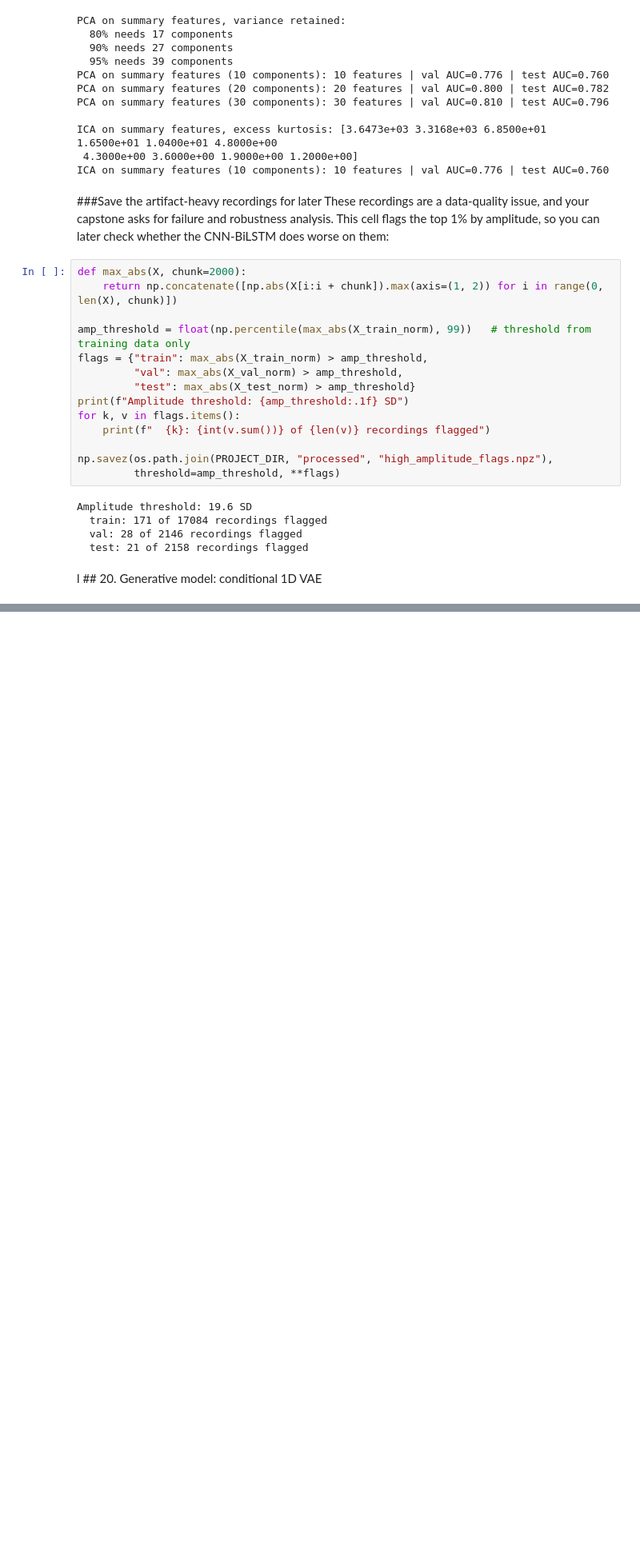
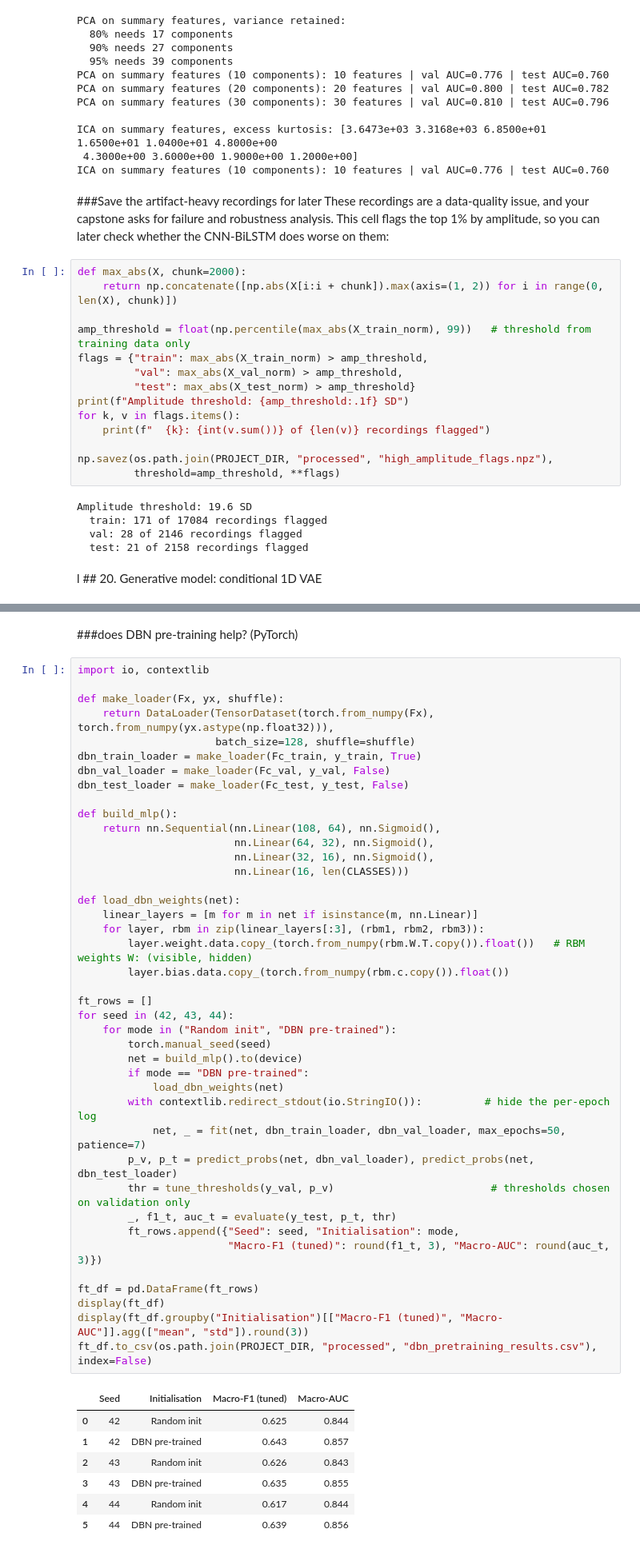
Before and after one commit to Sanhith30/deepLearning-csa4704, a Jupyter notebook: capstone/PTBXL_ECG_Capstone.ipynb, the cells around one changed output, grey strips where cells are left out. Shown at 80% size. Saved outputs shown, nothing was run; the diff lists cells and outputs as text; blank space fills up the shorter version.

```diff
--- a/capstone/PTBXL_ECG_Capstone.ipynb
+++ b/capstone/PTBXL_ECG_Capstone.ipynb
@@ -2110,0 +2308,51 @@ Training CNN-BiLSTM | seed 43 | Real + synthetic (23084 ECGs)...
+# %% [markdown]
+###does DBN pre-training help? (PyTorch)
+# %%
+import io, contextlib
+
+def make_loader(Fx, yx, shuffle):
+    return DataLoader(TensorDataset(torch.from_numpy(Fx), torch.from_numpy(yx.astype(np.float32))),
+                      batch_size=128, shuffle=shuffle)
+dbn_train_loader = make_loader(Fc_train, y_train, True)
+dbn_val_loader = make_loader(Fc_val, y_val, False)
+dbn_test_loader = make_loader(Fc_test, y_test, False)
+
+def build_mlp():
+    return nn.Sequential(nn.Linear(108, 64), nn.Sigmoid(),
+                         nn.Linear(64, 32), nn.Sigmoid(),
+                         nn.Linear(32, 16), nn.Sigmoid(),
+                         nn.Linear(16, len(CLASSES)))
+
+def load_dbn_weights(net):
+    linear_layers = [m for m in net if isinstance(m, nn.Linear)]
+    for layer, rbm in zip(linear_layers[:3], (rbm1, rbm2, rbm3)):
+        layer.weight.data.copy_(torch.from_numpy(rbm.W.T.copy()).float())   # RBM weights W: (visible, hidden)
+        layer.bias.data.copy_(torch.from_numpy(rbm.c.copy()).float())
+
+ft_rows = []
+for seed in (42, 43, 44):
+    for mode in ("Random init", "DBN pre-trained"):
+        torch.manual_seed(seed)
+        net = build_mlp().to(device)
+        if mode == "DBN pre-trained":
+            load_dbn_weights(net)
+        with contextlib.redirect_stdout(io.StringIO()):          # hide the per-epoch log
+            net, _ = fit(net, dbn_train_loader, dbn_val_loader, max_epochs=50, patience=7)
+        p_v, p_t = predict_probs(net, dbn_val_loader), predict_probs(net, dbn_test_loader)
+        thr = tune_thresholds(y_val, p_v)                         # thresholds chosen on validation only
+        _, f1_t, auc_t = evaluate(y_test, p_t, thr)
+        ft_rows.append({"Seed": seed, "Initialisation": mode,
+                        "Macro-F1 (tuned)": round(f1_t, 3), "Macro-AUC": round(auc_t, 3)})
+
+ft_df = pd.DataFrame(ft_rows)
+display(ft_df)
+display(ft_df.groupby("Initialisation")[["Macro-F1 (tuned)", "Macro-AUC"]].agg(["mean", "std"]).round(3))
+ft_df.to_csv(os.path.join(PROJECT_DIR, "processed", "dbn_pretraining_results.csv"), index=False)
+# %% [output]
+|  | Seed | Initialisation | Macro-F1 (tuned) | Macro-AUC |
+| 0 | 42 | Random init | 0.625 | 0.844 |
+| 1 | 42 | DBN pre-trained | 0.643 | 0.857 |
+| 2 | 43 | Random init | 0.626 | 0.843 |
+| 3 | 43 | DBN pre-trained | 0.635 | 0.855 |
+| 4 | 44 | Random init | 0.617 | 0.844 |
+| 5 | 44 | DBN pre-trained | 0.639 | 0.856 |
```
Also changed, not shown: parts of 29 cells of this notebook.
